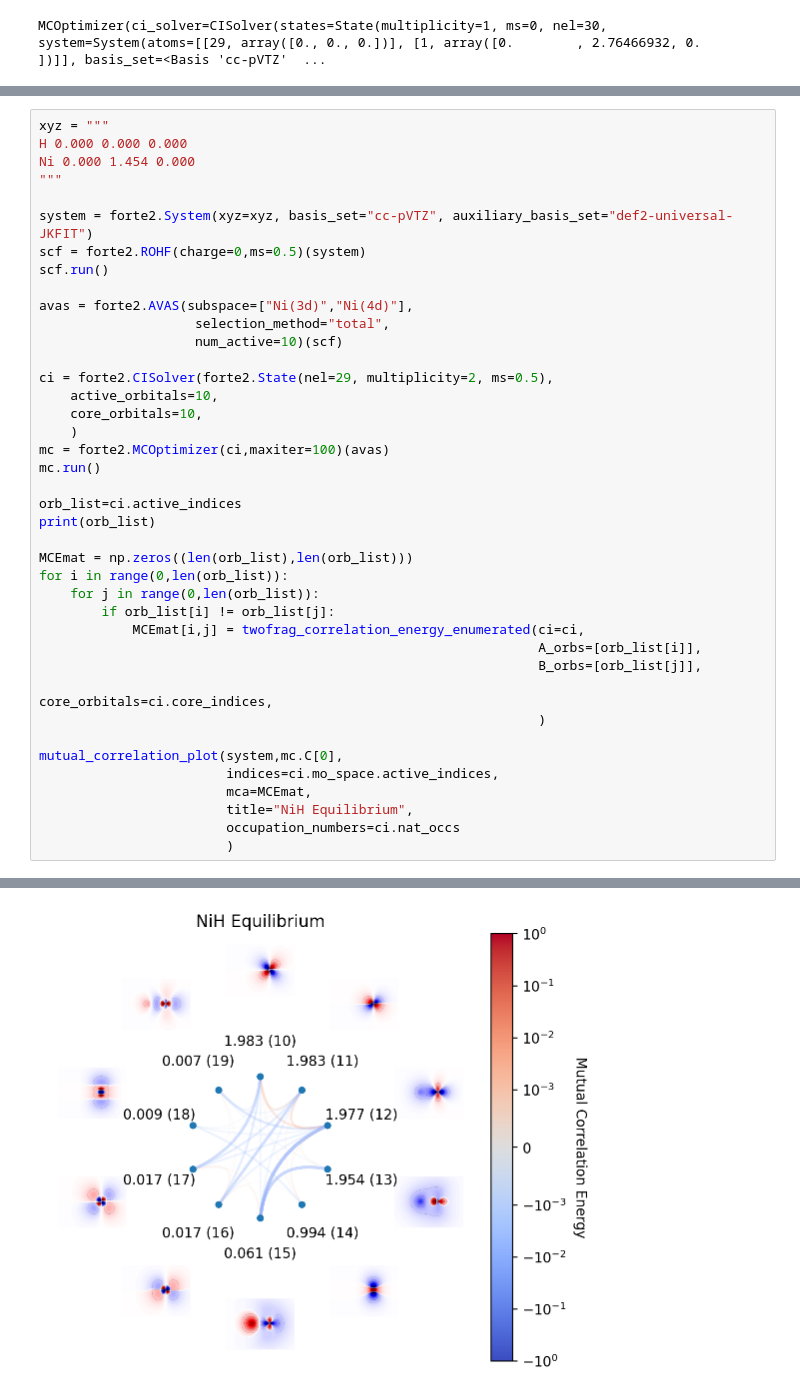
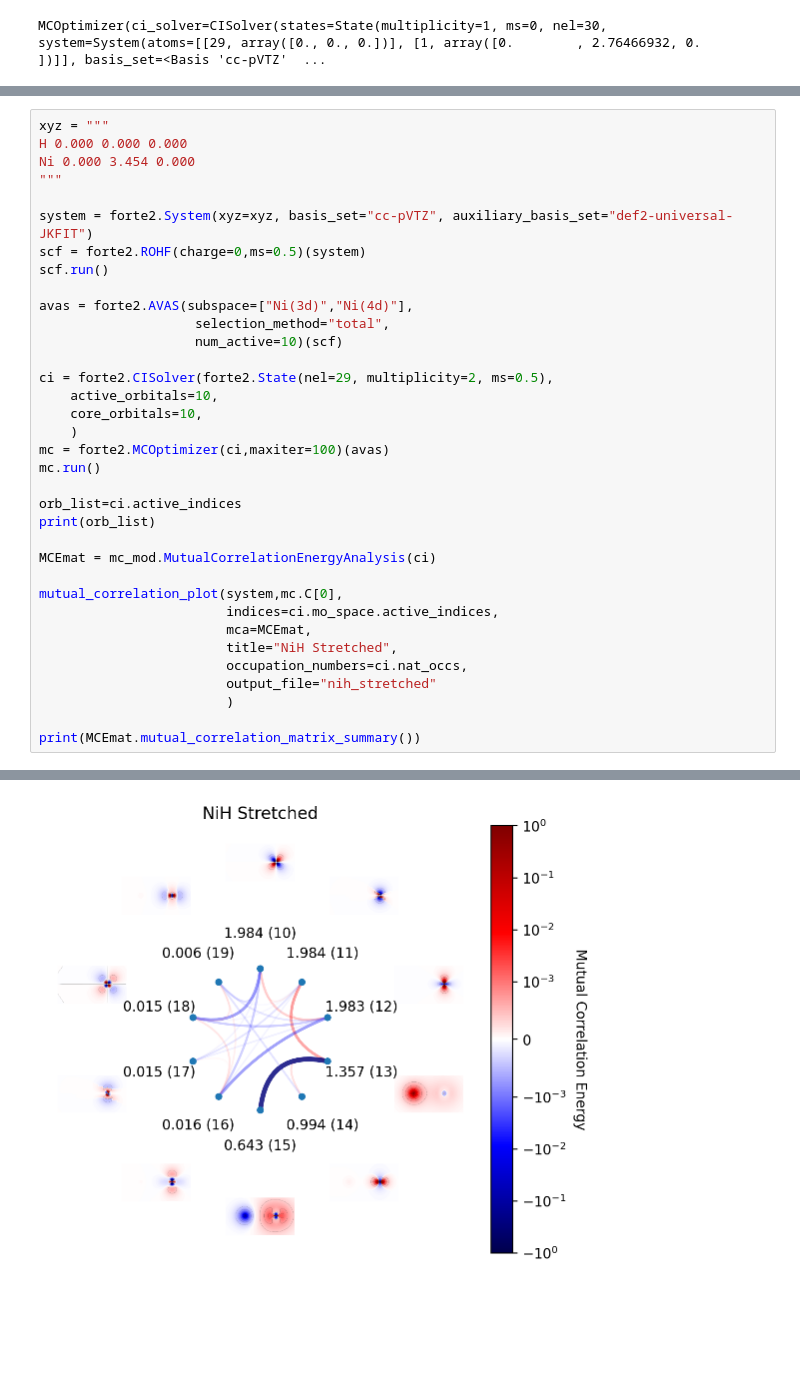
Before and after one commit to evangelistalab/forte2, a Jupyter notebook: tutorials/mca_energy/mce_tests.ipynb, the cells around one changed output, grey strips where cells are left out. Saved outputs shown, nothing was run; the diff lists cells and outputs as text; blank space fills up the shorter version.

```diff
--- a/tutorials/mca_energy/mce_tests.ipynb
+++ b/tutorials/mca_energy/mce_tests.ipynb
@@ -464,7 +637,7 @@ Parsed 2 atoms with basis set of 82 functions.
 # %%
 xyz = """
 H 0.000 0.000 0.000
-Ni 0.000 1.454 0.000
+Ni 0.000 3.454 0.000
 """
 
 system = forte2.System(xyz=xyz, basis_set="cc-pVTZ", auxiliary_basis_set="def2-universal-JKFIT")
@@ -485,22 +658,17 @@ mc.run()
 orb_list=ci.active_indices
 print(orb_list)
 
-MCEmat = np.zeros((len(orb_list),len(orb_list)))
-for i in range(0,len(orb_list)):
-    for j in range(0,len(orb_list)):
-        if orb_list[i] != orb_list[j]:
-            MCEmat[i,j] = twofrag_correlation_energy_enumerated(ci=ci,
-                                                                A_orbs=[orb_list[i]],
-                                                                B_orbs=[orb_list[j]],
-                                                                core_orbitals=ci.core_indices,
-                                                                )
+MCEmat = mc_mod.MutualCorrelationEnergyAnalysis(ci)
 
 mutual_correlation_plot(system,mc.C[0],
                         indices=ci.mo_space.active_indices,
                         mca=MCEmat,
-                        title="NiH Equilibrium",
-                        occupation_numbers=ci.nat_occs
+                        title="NiH Stretched",
+                        occupation_numbers=ci.nat_occs,
+                        output_file="nih_stretched"
                         )
+
+print(MCEmat.mutual_correlation_matrix_summary())
 # %% [output]
 Point group symmetry detection not performed. Running in C1 symmetry.
 Principal Atomic Positions (a.u.):
@@ -520,3 +688,3 @@ Parsed 2 atoms with basis set of 82 functions.
   Scaled axes: [(0.2, 0, 0), (0, 0.2, 0), (0, 0, 0.2)]
   Orbitals: [10, 11, 12, 13, 14, 15, 16, 17, 18, 19]
-[figure, old version]
+[figure, new version]
```
Also changed, not shown: parts of 22 cells of this notebook, 6 other files.
